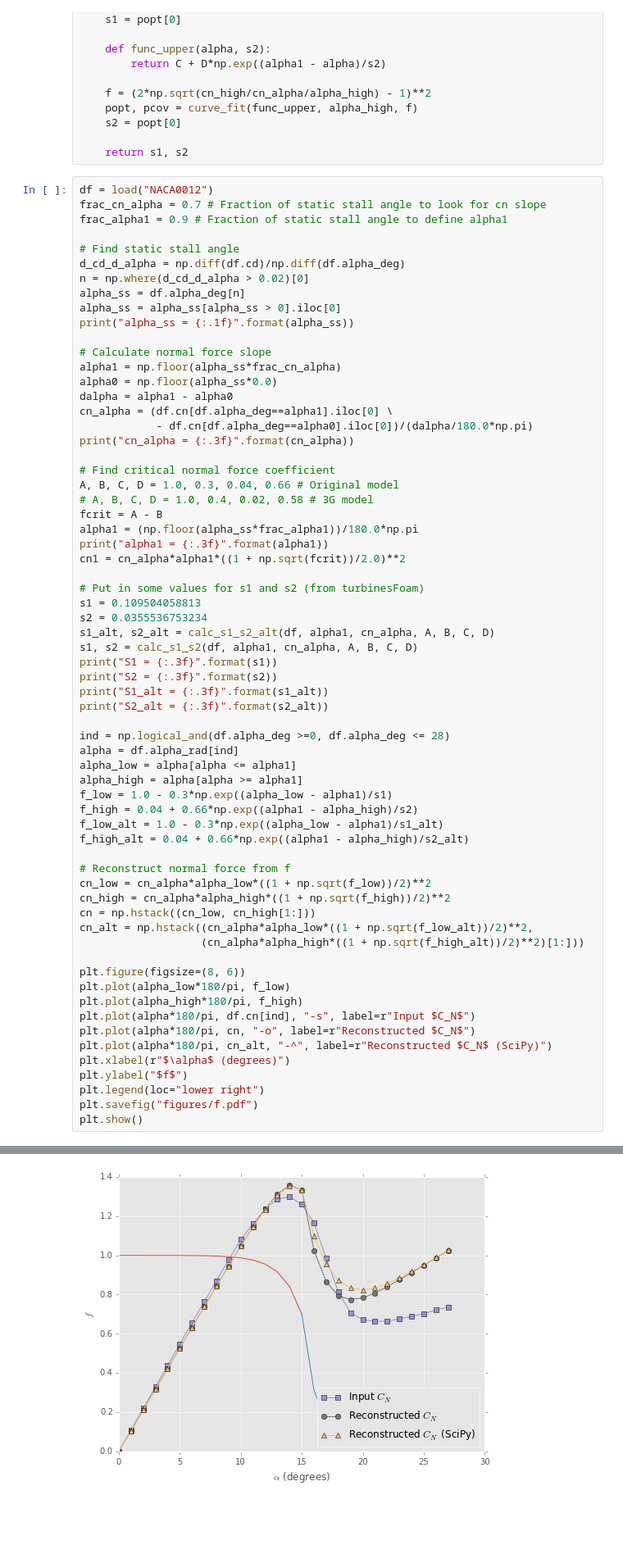
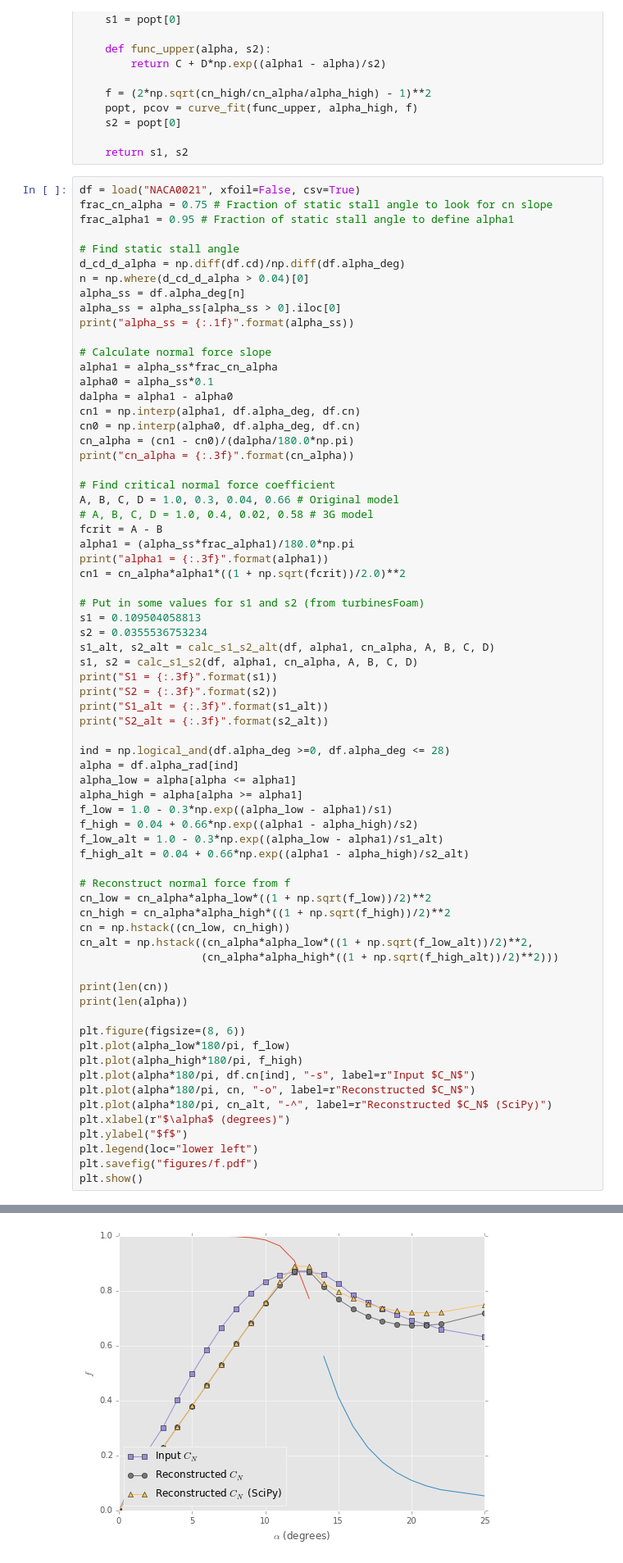
Before and after one commit to petebachant/Leishman-Beddoes-constants, a Jupyter notebook: notebook.ipynb, the cells around one changed output, grey strips where cells are left out. Shown at 82% size. Saved outputs shown, nothing was run; the diff lists cells and outputs as text; blank space fills up the shorter version.

```diff
--- a/notebook.ipynb
+++ b/notebook.ipynb
@@ -221,30 +235,31 @@ def calc_s1_s2_alt(df, alpha1, cn_alpha, A=1, B=0.3, C=0.04, D=0.66):
 
     return s1, s2
 # %%
-df = load("NACA0012")
-frac_cn_alpha = 0.7 # Fraction of static stall angle to look for cn slope
-frac_alpha1 = 0.9 # Fraction of static stall angle to define alpha1
+df = load("NACA0021", xfoil=False, csv=True)
+frac_cn_alpha = 0.75 # Fraction of static stall angle to look for cn slope
+frac_alpha1 = 0.95 # Fraction of static stall angle to define alpha1
 
 # Find static stall angle
 d_cd_d_alpha = np.diff(df.cd)/np.diff(df.alpha_deg)
-n = np.where(d_cd_d_alpha > 0.02)[0]
+n = np.where(d_cd_d_alpha > 0.04)[0]
 alpha_ss = df.alpha_deg[n]
 alpha_ss = alpha_ss[alpha_ss > 0].iloc[0]
 print("alpha_ss = {:.1f}".format(alpha_ss))
 
 # Calculate normal force slope
-alpha1 = np.floor(alpha_ss*frac_cn_alpha)
-alpha0 = np.floor(alpha_ss*0.0)
+alpha1 = alpha_ss*frac_cn_alpha
+alpha0 = alpha_ss*0.1
 dalpha = alpha1 - alpha0
-cn_alpha = (df.cn[df.alpha_deg==alpha1].iloc[0] \
-            - df.cn[df.alpha_deg==alpha0].iloc[0])/(dalpha/180.0*np.pi)
+cn1 = np.interp(alpha1, df.alpha_deg, df.cn)
+cn0 = np.interp(alpha0, df.alpha_deg, df.cn)
+cn_alpha = (cn1 - cn0)/(dalpha/180.0*np.pi)
 print("cn_alpha = {:.3f}".format(cn_alpha))
 
 # Find critical normal force coefficient
 A, B, C, D = 1.0, 0.3, 0.04, 0.66 # Original model
 # A, B, C, D = 1.0, 0.4, 0.02, 0.58 # 3G model
 fcrit = A - B
-alpha1 = (np.floor(alpha_ss*frac_alpha1))/180.0*np.pi
+alpha1 = (alpha_ss*frac_alpha1)/180.0*np.pi
 print("alpha1 = {:.3f}".format(alpha1))
 cn1 = cn_alpha*alpha1*((1 + np.sqrt(fcrit))/2.0)**2
 
@@ -270,9 +285,12 @@ f_high_alt = 0.04 + 0.66*np.exp((alpha1 - alpha_high)/s2_alt)
 # Reconstruct normal force from f
 cn_low = cn_alpha*alpha_low*((1 + np.sqrt(f_low))/2)**2
 cn_high = cn_alpha*alpha_high*((1 + np.sqrt(f_high))/2)**2
-cn = np.hstack((cn_low, cn_high[1:]))
+cn = np.hstack((cn_low, cn_high))
 cn_alt = np.hstack((cn_alpha*alpha_low*((1 + np.sqrt(f_low_alt))/2)**2,
-                   (cn_alpha*alpha_high*((1 + np.sqrt(f_high_alt))/2)**2)[1:]))
+                   (cn_alpha*alpha_high*((1 + np.sqrt(f_high_alt))/2)**2)))
+
+print(len(cn))
+print(len(alpha))
 
 plt.figure(figsize=(8, 6))
 plt.plot(alpha_low*180/pi, f_low)
@@ -282,7 +300,7 @@ plt.plot(alpha*180/pi, cn, "-o", label=r"Reconstructed $C_N$")
 plt.plot(alpha*180/pi, cn_alt, "-^", label=r"Reconstructed $C_N$ (SciPy)")
 plt.xlabel(r"$\alpha$ (degrees)")
 plt.ylabel("$f$")
-plt.legend(loc="lower right")
+plt.legend(loc="lower left")
 plt.savefig("figures/f.pdf")
 plt.show()
 # %% [output]
@@ -296 +316 @@ S2_alt = 0.026
-[figure, old version]
+[figure, new version]
```
Also changed, not shown: parts of 9 cells of this notebook.
